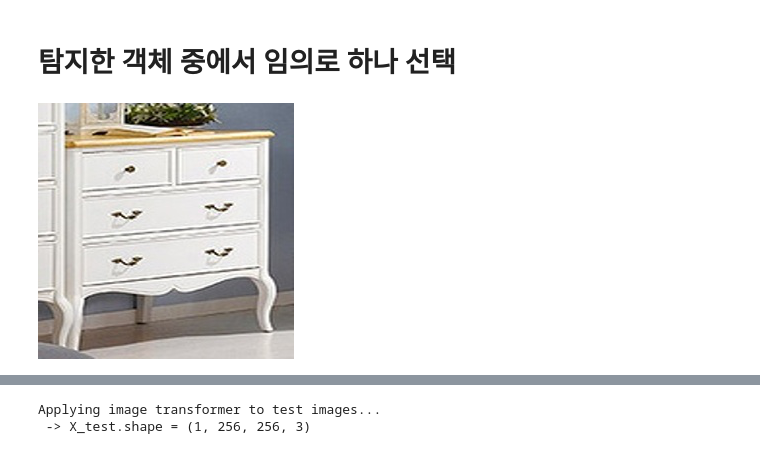
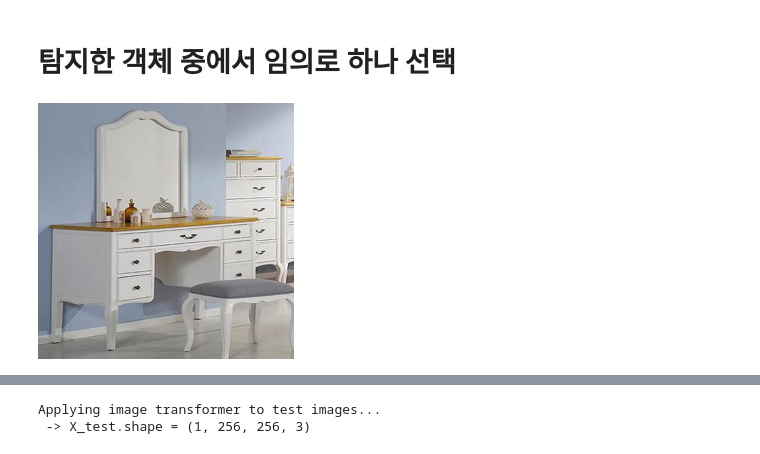
Before and after one commit to G-Polya/2021-1-CECD3-four-elSe-1, a Jupyter notebook: integrated_main/faiss_retrieval.ipynb, the cells around one changed output, grey strips where cells are left out. Drawn from its saved outputs; the diff is of its cells as text; code cells hidden in the pictures.

Commit message:
singleton Select

```diff
--- a/integrated_main/faiss_retrieval.ipynb
+++ b/integrated_main/faiss_retrieval.ipynb
@@ -44,9 +57,9 @@ detectedObject_list
 # %% [markdown]
 # 탐지한 객체 중에서 임의로 하나 선택
 # %%
-selectObject = detectedObject_list[0]
+selectObject = detectedObject_list[1]
 selectObject_path = selectObject["objectImagePath"]
 selectObject_pil = Image.open(selectObject_path)
 selectObject_pil
 # %% [output]
-[figure, old version]
+[figure, new version]
```
Also changed, not shown: parts of 17 cells of this notebook, 6 other files.
